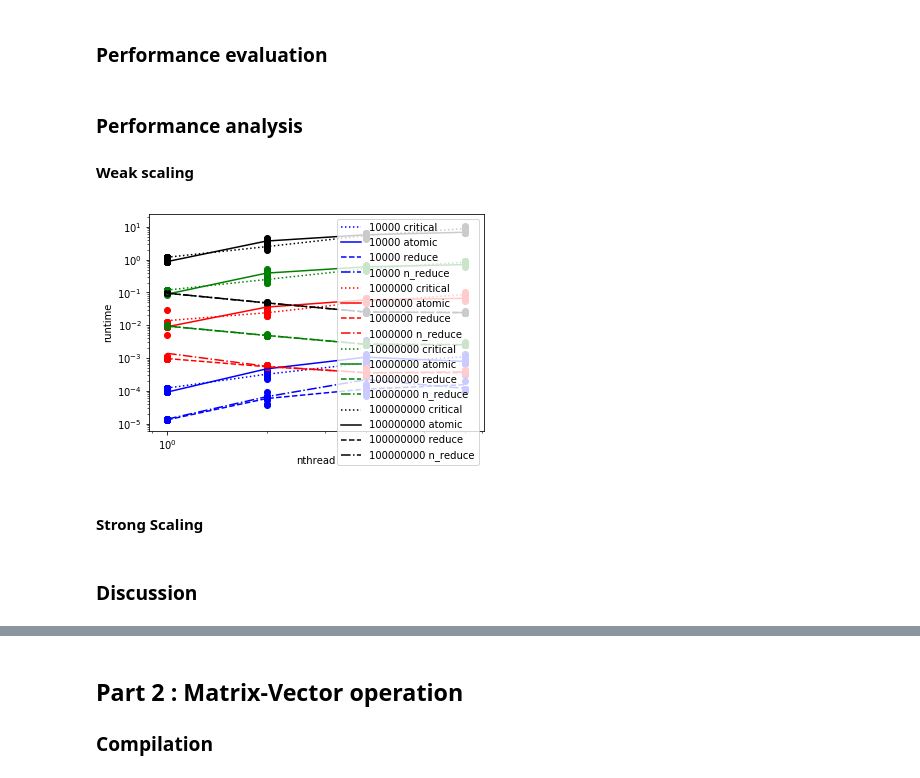
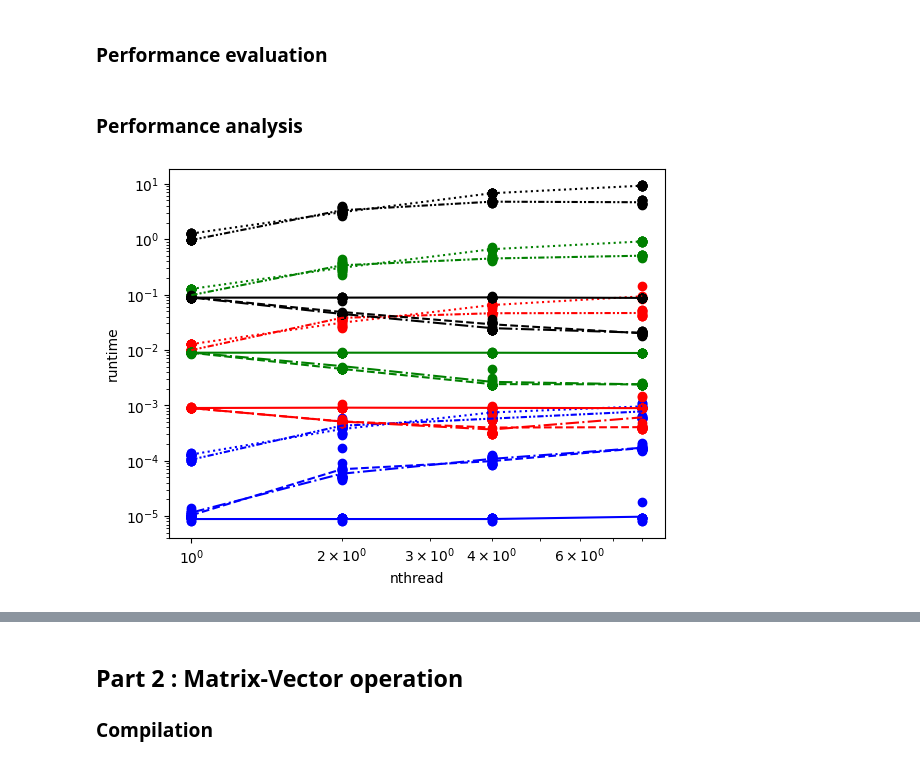
Before and after one commit to CyrilGomes/TP_OPENMP, a Jupyter notebook: src/openmp_tp.ipynb, the cells around one changed output, grey strips where cells are left out. Cells and saved outputs as stored; diff of their text form; code cells hidden in the pictures.

Commit message:
Discussion part 1 + notebook part 2

```diff
--- a/src/openmp_tp.ipynb
+++ b/src/openmp_tp.ipynb
@@ -50,7 +53,6 @@ for nsteps in num_steps:
             popen.wait()
 # %% [markdown]
 ### Performance analysis
-#### Weak scaling
 # %%
 import matplotlib.pyplot as plt
 import numpy as np
@@ -72,6 +74,16 @@ color_num_steps = {10000 : "blue", 1000000 : "red", 10000000 : "green", 10000000
 
 for num_steps in df['num_steps'].drop_duplicates():
     df_plot = df[(df['num_steps'] == int(num_steps))]
+    df_plot = df_plot[df_plot['version'] == "sequential"]
+
+    mean_stats = df_plot.groupby(['num_steps','version','nthread']).mean().reset_index()
+
+    plt.plot(mean_stats['nthread'], mean_stats['runtime'],linestyle="solid",color=color_num_steps[num_steps], label=f'{num_steps} sequential')
+    plt.yscale('log')
+    plt.xscale('log')
+    plt.scatter(df_plot['nthread'], df_plot['runtime'],color=color_num_steps[num_steps], label=None)
+
+    df_plot = df[(df['num_steps'] == int(num_steps))]
     df_plot = df_plot[df_plot['version'] == "critical"]
 
     mean_stats = df_plot.groupby(['num_steps','version','nthread']).mean().reset_index()
@@ -85,40 +97,32 @@ for num_steps in df['num_steps'].drop_duplicates():
     df_plot = df[(df['num_steps'] == int(num_steps))]
     df_plot = df_plot[df_plot['version'] == "atomic"]
 
     mean_stats = df_plot.groupby(['num_steps','version','nthread']).mean().reset_index()
 
-    plt.plot(mean_stats['nthread'], mean_stats['runtime'],linestyle="solid",color=color_num_steps[num_steps], label=f'{num_steps} atomic')
+    plt.plot(mean_stats['nthread'], mean_stats['runtime'],linestyle=(0, (3, 1, 1, 1, 1, 1)),color=color_num_steps[num_steps], label=f'{num_steps} atomic')
     plt.yscale('log')
     plt.xscale('log')
     plt.scatter(df_plot['nthread'], df_plot['runtime'],color=color_num_steps[num_steps], label=None)
 
     df_plot = df[(df['num_steps'] == num_steps) & (df['version'] == "reduce")]
     mean_stats = df_plot.groupby(['num_steps','version','nthread']).mean().reset_index()
-    #std_stats = df_plot.groupby(['num_steps','version','nthread']).std().reset_index()
     plt.plot(mean_stats['nthread'], mean_stats['runtime'],linestyle="dashed",color=color_num_steps[num_steps], label= f'{num_steps} reduce')
     plt.yscale('log')
     plt.xscale('log')
-    #plt.errorbar(df_plot['nthread'], df_plot['runtime'], 0.00005, linestyle='None', marker='^')
     plt.scatter(df_plot['nthread'], df_plot['runtime'],color=color_num_steps[num_steps], label=None)
 
 
     df_plot = df[(df['num_steps'] == num_steps) & (df['version'] == "n_reduce")]
     mean_stats = df_plot.groupby(['num_steps','version','nthread']).mean().reset_index()
-    #std_stats = df_plot.groupby(['num_steps','version','nthread']).std().reset_index()
     plt.plot(mean_stats['nthread'], mean_stats['runtime'],linestyle="dashdot",color=color_num_steps[num_steps], label=f'{num_steps} n_reduce')
     plt.yscale('log')
     plt.xscale('log')
-    #plt.errorbar(df_plot['nthread'], df_plot['runtime'], 0.00005, linestyle='None', marker='^')
     plt.scatter(df_plot['nthread'], df_plot['runtime'],color=color_num_steps[num_steps], label=None)
 
 plt.xlabel('nthread')
 plt.ylabel('runtime')
 
 plt.legend()
 plt.show()
 # %% [output]
-[figure, old version]
+[figure, new version]
-# %% [markdown]
-#### Strong Scaling
-# %% [markdown]
-### Discussion
```
Also changed, not shown: parts of 10 cells of this notebook, 14 other files.
